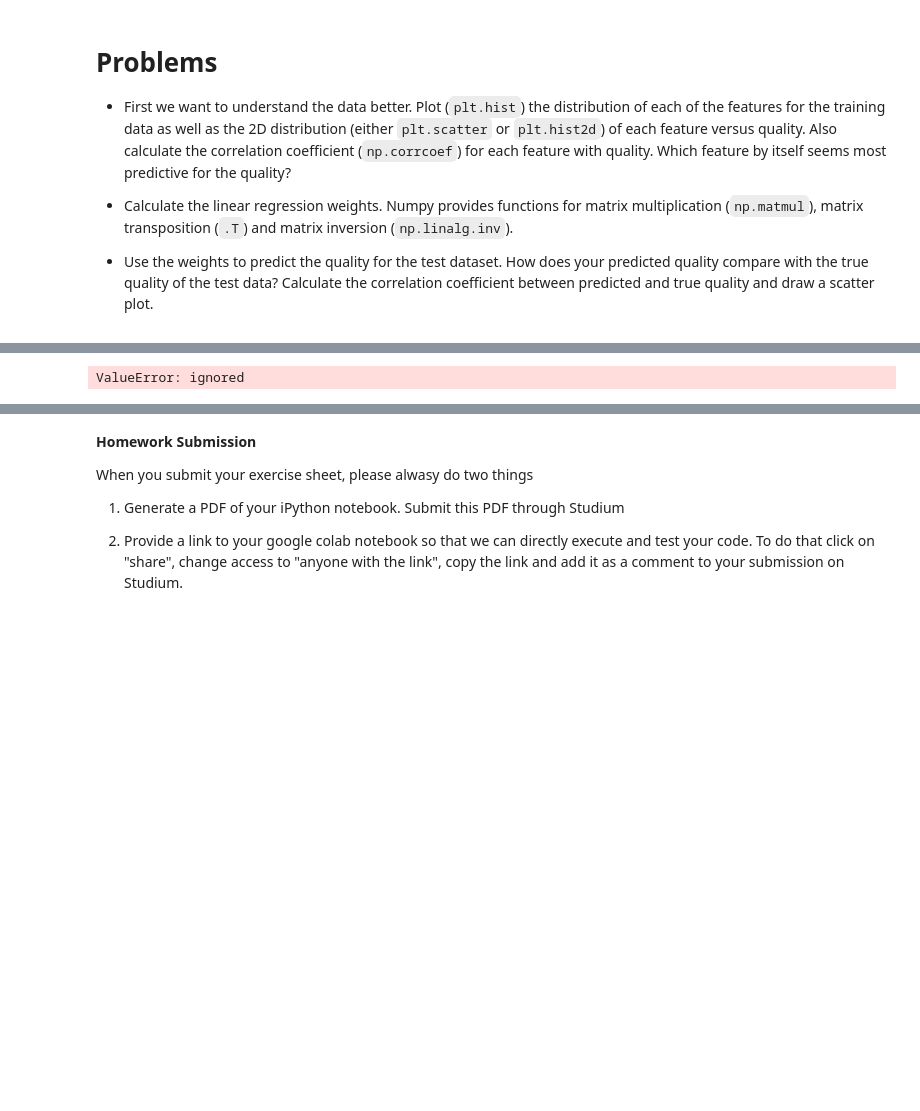
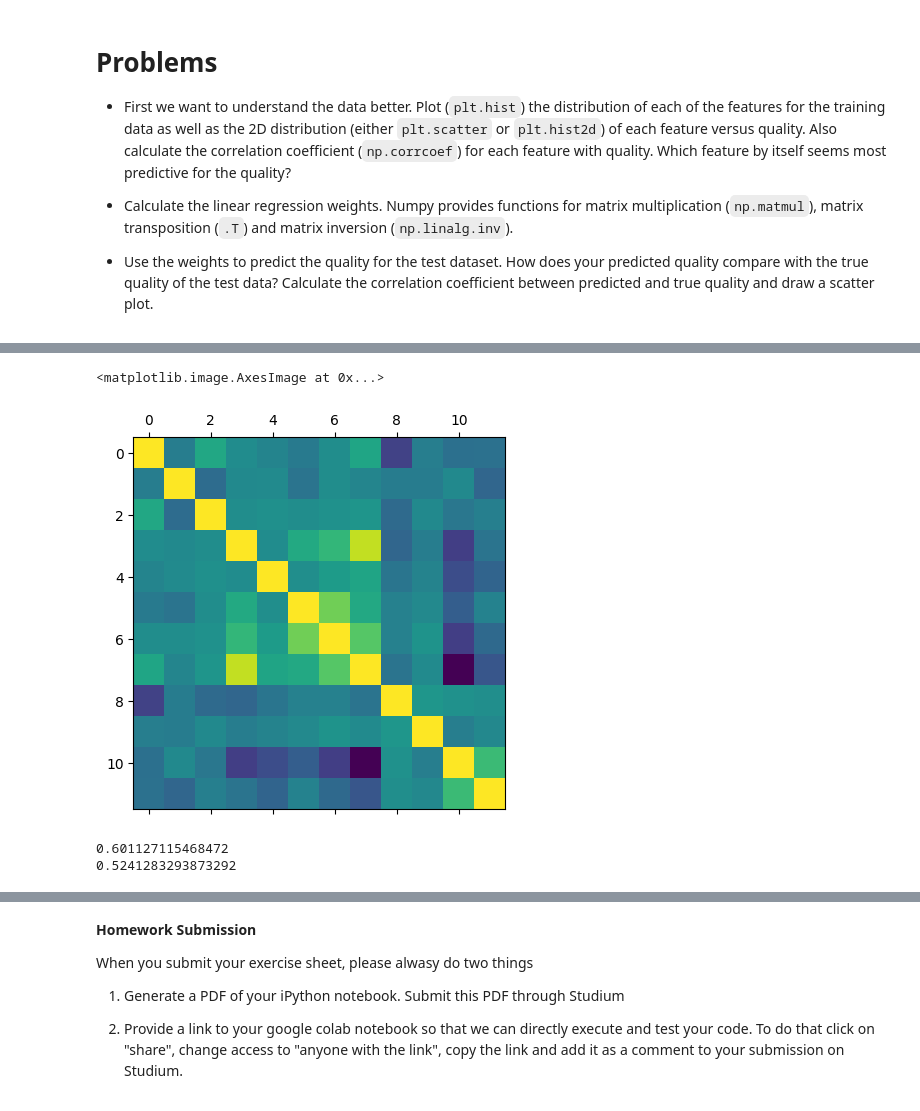
Before and after one commit to JohanRensfeldt/Application-Oriented-Deep-Learning-in-Physics, a Jupyter notebook: Exercise_4.ipynb, the cells around one changed output, grey strips where cells are left out. Cells and saved outputs as stored; diff of their text form; code cells hidden in the pictures; blank space fills up the shorter version.

```diff
--- a/Exercise_4.ipynb
+++ b/Exercise_4.ipynb
@@ -138,4 +98,17 @@ array([[1.        , 0.43557472],
+# %%
+# Plot a correlation matrix
+plt.matshow(np.corrcoef(data.T))
+# %% [output]
+<matplotlib.image.AxesImage at 0x...>
+[figure, added]
 # %%
-w = np.matmul(np.linalg.inv(np.matmul(X_test.T,X_train)),np.matmul(X_train.T,y_test))
+w = np.linalg.inv(X_train.T @ X_train) @ X_train.T @ y_train
-# %% [output]
-ValueError: ignored
+# %%
+predictions_train = X_train @ w
+print(np.mean((predictions_train - y_train)**2))
+
+predictions_test = X_test @ w
+print(np.mean((predictions_test - y_test)**2))
+# %% [output]
+0.601127115468472
+0.5241283293873292
```
Also changed, not shown: parts of 8 cells of this notebook.
